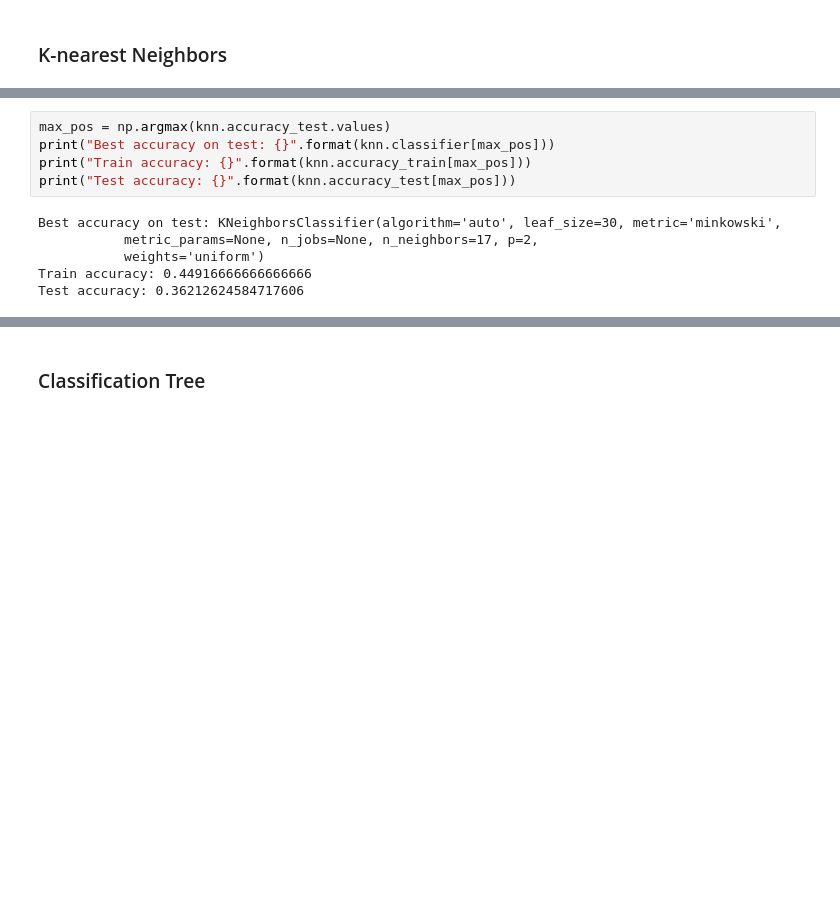
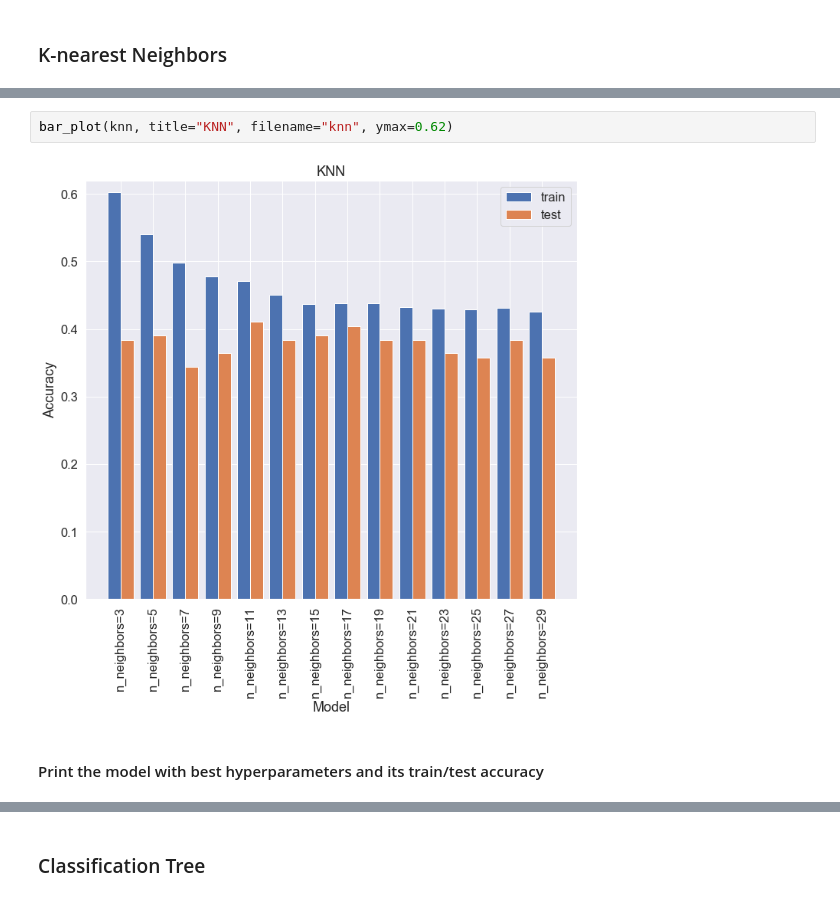
Before and after one commit to LinjianMa/DS100-final-project, a Jupyter notebook: GradProject_NB3.ipynb, the cells around one changed output, grey strips where cells are left out. Cells and saved outputs as stored; diff of their text form; blank space fills up the shorter version.

```diff
--- a/GradProject_NB3.ipynb
+++ b/GradProject_NB3.ipynb
@@ -275,11 +215,6 @@ plt.savefig("NB3_graph/KNN2.jpg")
-# %%
-max_pos = np.argmax(knn.accuracy_test.values)
-print("Best accuracy on test: {}".format(knn.classifier[max_pos]))
-print("Train accuracy: {}".format(knn.accuracy_train[max_pos]))
-print("Test accuracy: {}".format(knn.accuracy_test[max_pos]))
-# %% [output]
-Best accuracy on test: KNeighborsClassifier(algorithm='auto', leaf_size=30, metric='minkowski',
-           metric_params=None, n_jobs=None, n_neighbors=17, p=2,
-           weights='uniform')
-Train accuracy: 0.44916666666666666
-Test accuracy: 0.36212624584717606
+# %%
+bar_plot(knn, title="KNN", filename="knn", ymax=0.62)
+# %% [output]
+[figure, added]
+# %% [markdown]
+#### Print the model with best hyperparameters and its train/test accuracy
```
Also changed, not shown: parts of 41 cells of this notebook, 27 other files.
